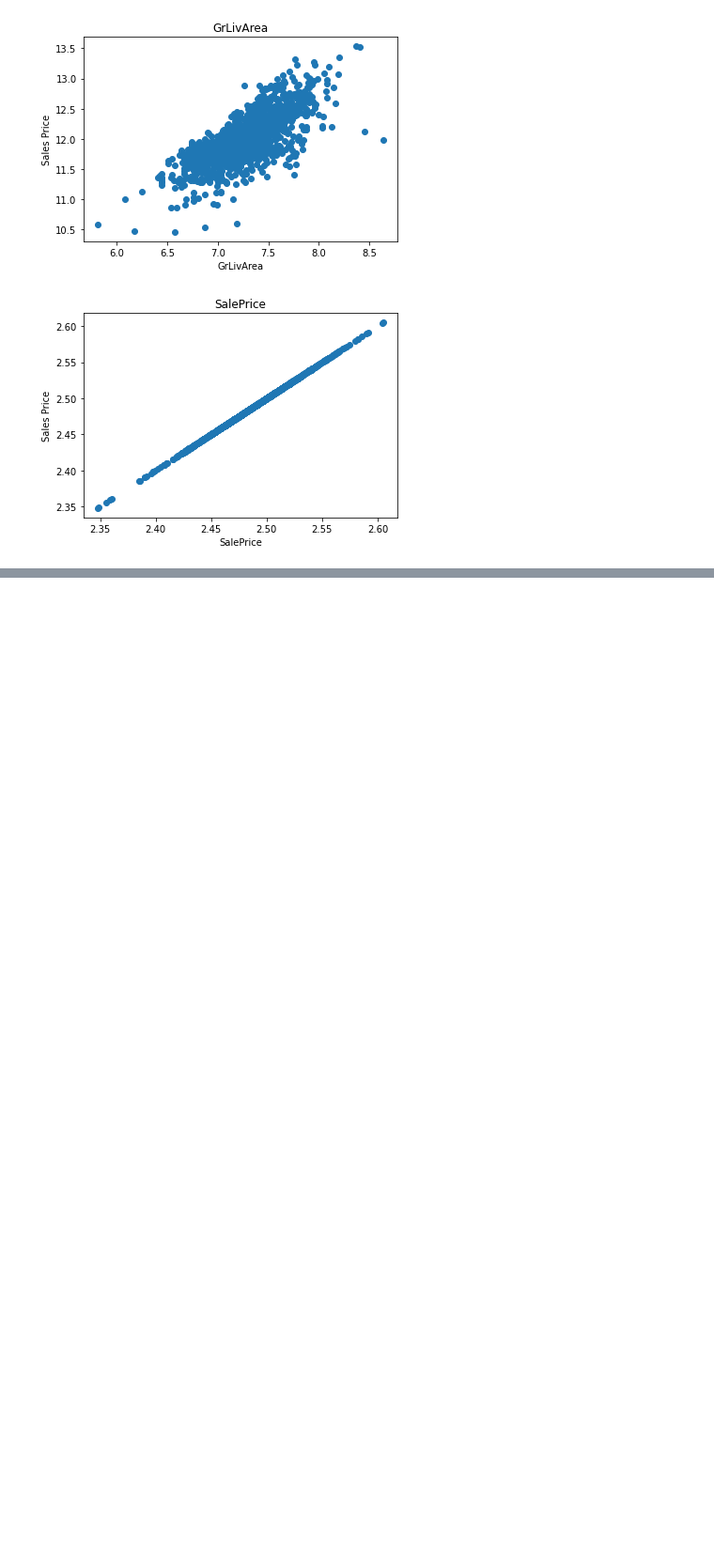
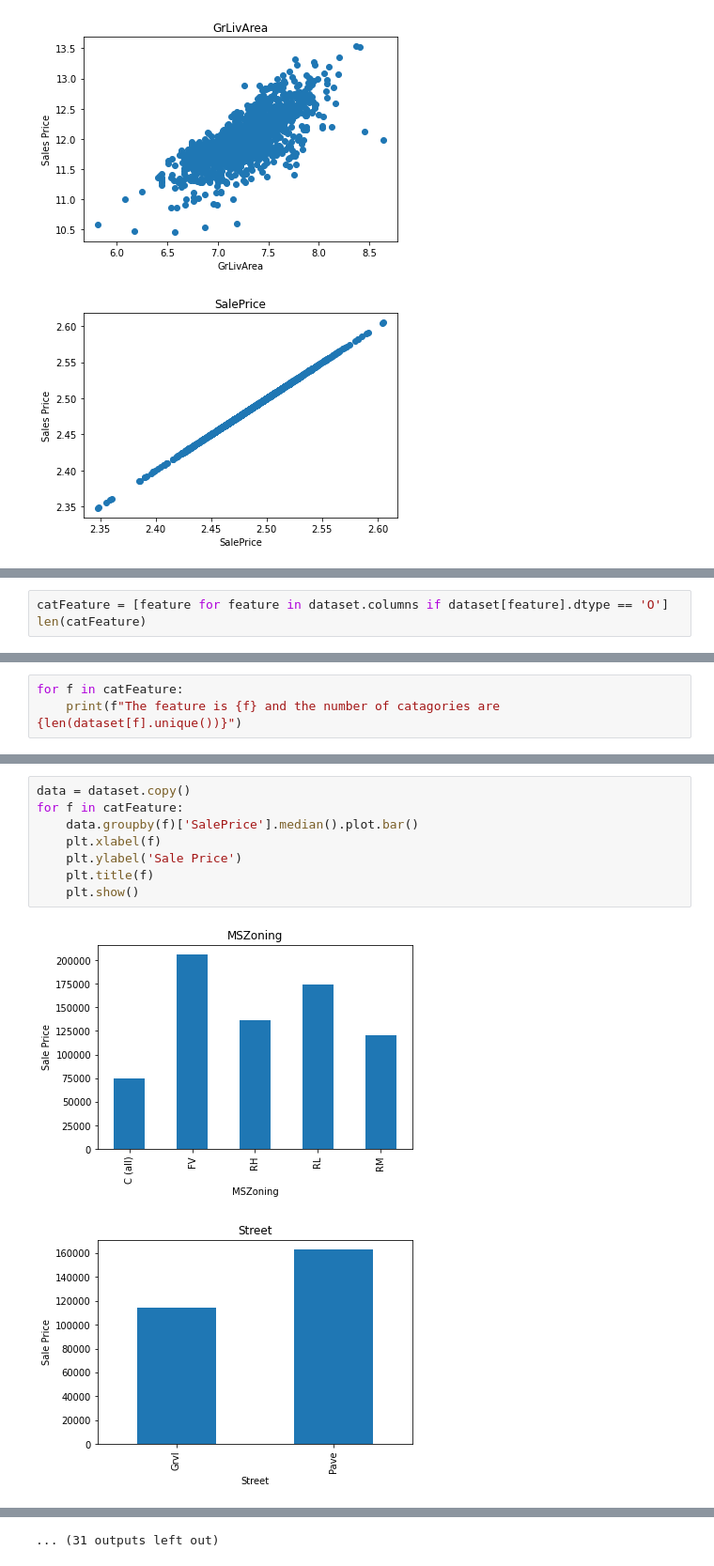
Before and after one commit to Md-Nur/House-Prices---Advanced-Regression-Techniques, a Jupyter notebook: housePricePred.ipynb, the cells around one changed output, grey strips where cells are left out. Shown at 94% size. Drawn from its saved outputs; the diff is of its cells as text; blank space fills up the shorter version.

```diff
--- a/housePricePred.ipynb
+++ b/housePricePred.ipynb
@@ -259,0 +280,3 @@ for con in continuesFeature:
+# %%
+catFeature = [feature for feature in dataset.columns if dataset[feature].dtype == 'O']
+len(catFeature)
@@ -259,0 +294,3 @@ for con in continuesFeature:
+# %%
+for f in catFeature:
+    print(f"The feature is {f} and the number of catagories are {len(dataset[f].unique())}")
@@ -259,0 +315,11 @@ for con in continuesFeature:
+# %%
+data = dataset.copy()
+for f in catFeature:
+    data.groupby(f)['SalePrice'].median().plot.bar()
+    plt.xlabel(f)
+    plt.ylabel('Sale Price')
+    plt.title(f)
+    plt.show()
+# %% [output]
+[figure, added]
+[figure, added]
@@ -259,0 +336 @@ for con in continuesFeature:
+... (31 outputs left out)
```
Also changed, not shown: parts of 7 cells of this notebook, 1 other file.
